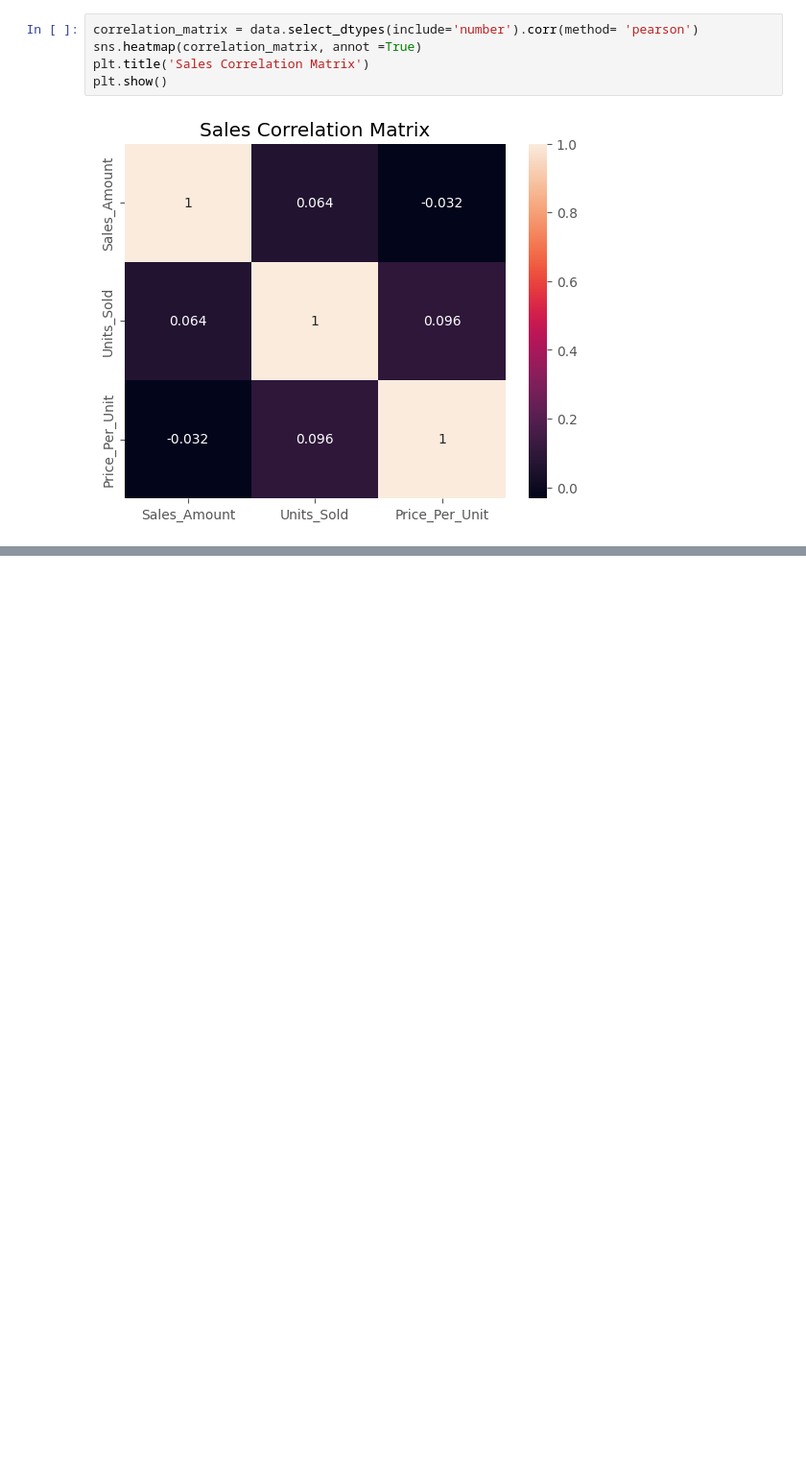
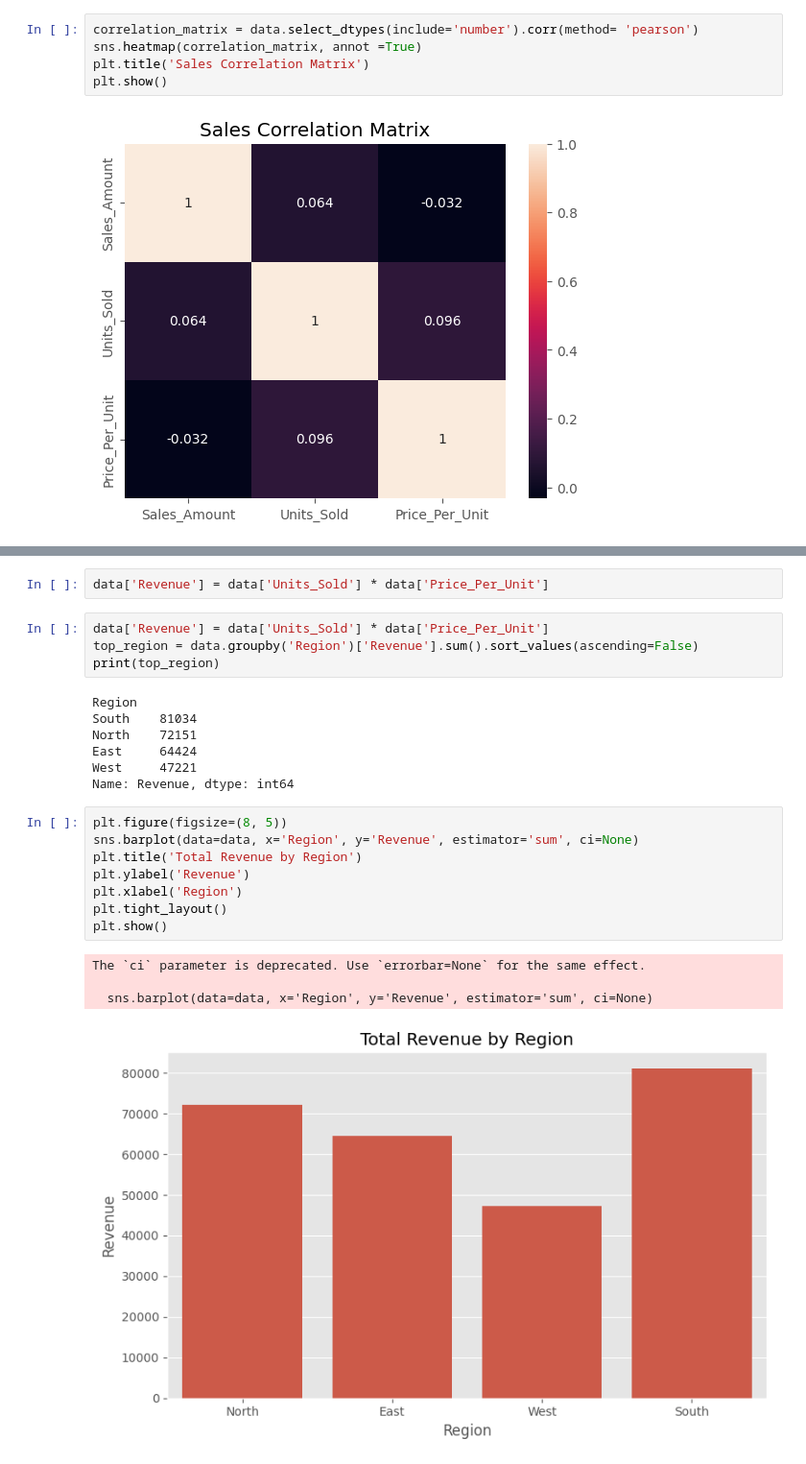
Before and after one commit to Babra455/EDA-Sales-, a Jupyter notebook: EDA.ipynb, the cells around one changed output, grey strips where cells are left out. Shown at 96% size. Cells and saved outputs as stored; diff of their text form; blank space fills up the shorter version.

```diff
--- a/EDA.ipynb
+++ b/EDA.ipynb
@@ -294,0 +305,26 @@ plt.show()
+# %%
+data['Revenue'] = data['Units_Sold'] * data['Price_Per_Unit']
+# %%
+data['Revenue'] = data['Units_Sold'] * data['Price_Per_Unit']
+top_region = data.groupby('Region')['Revenue'].sum().sort_values(ascending=False)
+print(top_region)
+# %% [output]
+Region
+South    81034
+North    72151
+East     64424
+West     47221
+Name: Revenue, dtype: int64
+# %%
+plt.figure(figsize=(8, 5))
+sns.barplot(data=data, x='Region', y='Revenue', estimator='sum', ci=None)
+plt.title('Total Revenue by Region')
+plt.ylabel('Revenue')
+plt.xlabel('Region')
+plt.tight_layout()
+plt.show()
+# %% [output]
+The `ci` parameter is deprecated. Use `errorbar=None` for the same effect.
+
+  sns.barplot(data=data, x='Region', y='Revenue', estimator='sum', ci=None)
+[figure, added]
```
Also changed, not shown: parts of 2 cells of this notebook.
